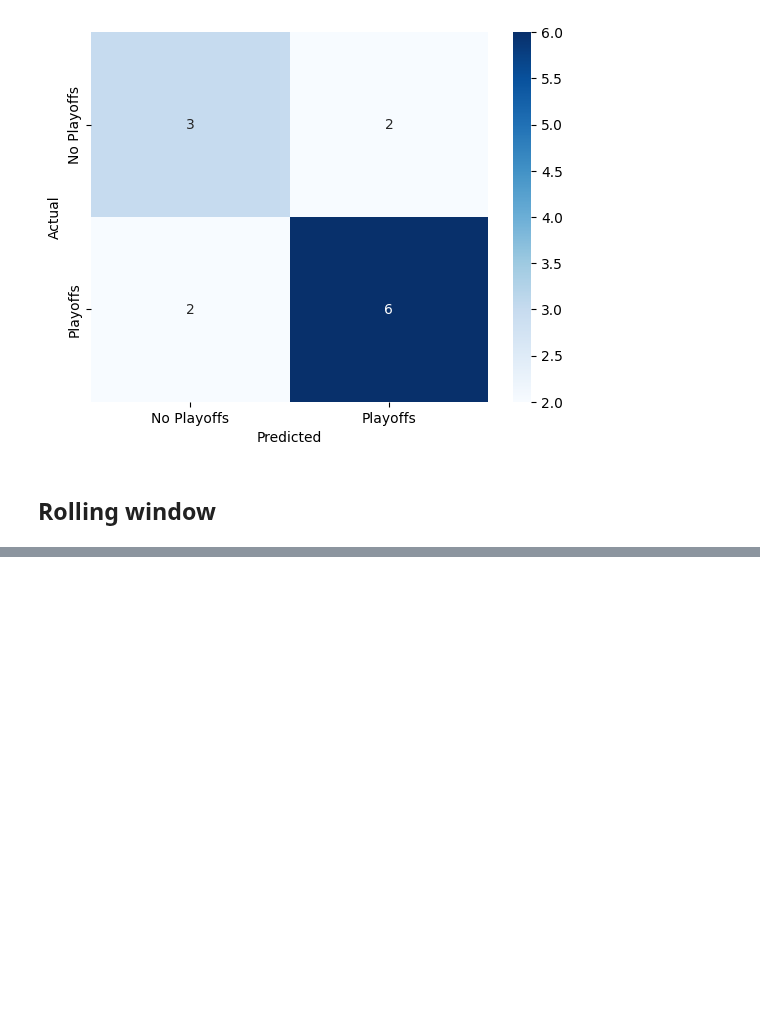
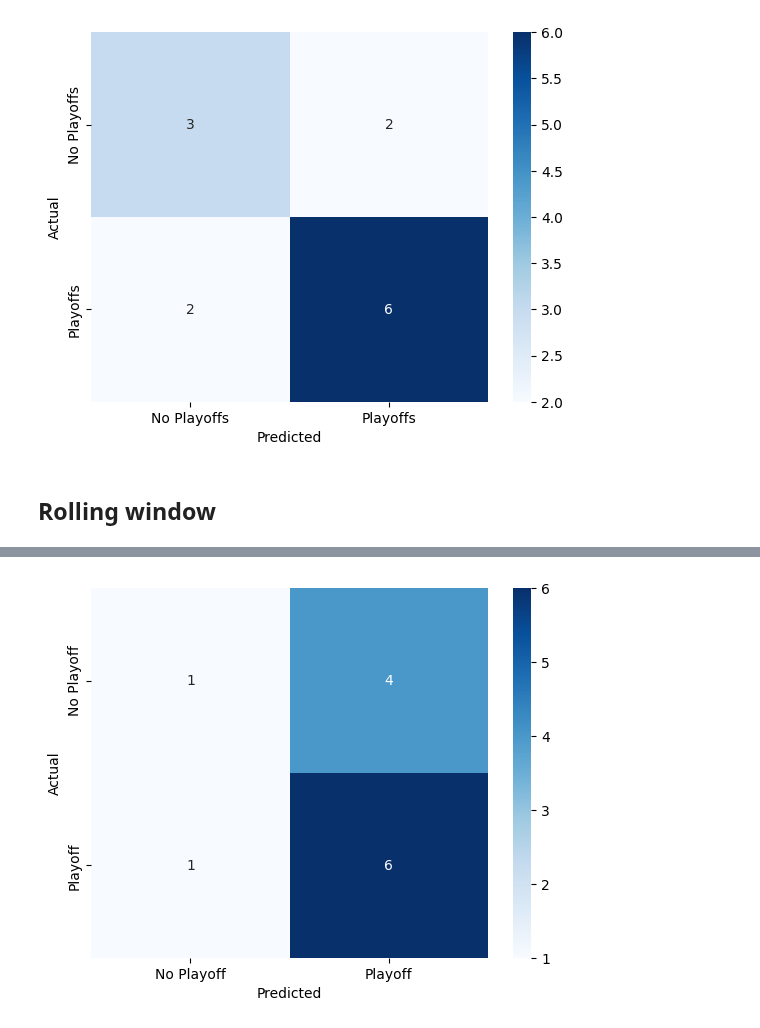
Before and after one commit to jogp10/WnbaPlayoffsPredicting, a Jupyter notebook: notebooks/modelling.ipynb, the cells around one changed output, grey strips where cells are left out. Drawn from its saved outputs; the diff is of its cells as text; code cells hidden in the pictures; blank space fills up the shorter version.

Commit message:
Add rolling window for predictions

```diff
--- a/notebooks/modelling.ipynb
+++ b/notebooks/modelling.ipynb
@@ -47,6 +47,13 @@ coaches_df
 4     1  4  3  NYL
 # %% [markdown]
 # MODELING
+# %%
+def print_confusion_matrix(cm, target_names):
+    df_cm = pd.DataFrame(cm, index=target_names, columns=target_names)
+    sns.heatmap(df_cm, annot=True, cmap='Blues', fmt='g')
+    plt.xlabel('Predicted')
+    plt.ylabel('Actual')
+    plt.show()
 # %% [markdown]
 ## Decision Tree
 # %% [markdown]
@@ -225,0 +156,76 @@ Name: playoff, dtype: int64
+# %%
+# Split the data into features and target label
+target_names = ['No Playoff', 'Playoff']
+
+# Create the rolling window datasets
+rolling_window_historic = create_rolling_window_dataset(historical_data_df,  ROLLING_WIN_SIZE)
+
+# Define weights (you can adjust these weights as needed)
+weights = [0.2, 0.3, 0.5]  # Assign higher weight to the last year
+
+#Columns to apply the weighted moving average to
+weighted_features = ['o_fta', 'o_3pm', 'o_oreb', 'o_asts', 'o_stl', 'o_to', 'o_blk', 'd_3pa', 'd_oreb', 'd_dreb', 'd_asts', 'd_stl', 'd_to', 'd_blk', 'attend']
+
+# Create a new dataframe to store the rolling window data
+rolling_data = pd.DataFrame(columns=teams_df.columns)
+
+for window in rolling_window_historic:
+    #For each window, we will add a line to the rolling_data dataframe, as follows:
+    #1. Create a new empty line for the rolling_data dataframe
+    rolling_data_line = pd.DataFrame(columns=teams_df.columns)
+
+    #2. Get the weighted average of the weighted features
+    #Note: The weighted average is calculated as follows:
+    #weighted average = sum of (weight * feature value) / sum of weights
+    #For example, if the weights are [0.2, 0.3, 0.5] and the feature values are [10, 20, 30], then the weighted average is:
+    #weighted average = (0.2 * 10 + 0.3 * 20 + 0.5 * 30) / (0.2 + 0.3 + 0.5) = 24
+    for feature in weighted_features:
+        weighted_average = np.average(window[feature].values, weights=weights)
+        rolling_data_line[feature] = [weighted_average]
+
+    #3. Join that data with the data from the following year (the year we want to predict)
+    #Note: The data from the following year will be used as the target label, get next year from the teams_df dataframe
+    next_year = window['year'].max() + 1
+    next_year_data = teams_df[(teams_df['tmID'] == window['tmID'].values[0]) & (teams_df['year'] == next_year)]
+
+    #Add year, confID, tmID, and playoff columns
+    try:
+        rolling_data_line['year'] = next_year
+        rolling_data_line['tmID'] = window['tmID'].values[0]
+        rolling_data_line['confID'] = next_year_data['confID'].values[0]
+        rolling_data_line['playoff'] = next_year_data['playoff'].values[0]
+    except:
+        #If there is no data for the next year, skip this line
+        #print('No data for next year')
+        continue
+
+    #4. Concat the data to the rolling_data dataframe
+    rolling_data = pd.concat([rolling_data, rolling_data_line])
+
+rolling_data = rolling_data.reset_index(drop=True)
+
+# Split the data into features and target label
+# Test data will be the 10th year
+target_names = ['No Playoff', 'Playoff']
+
+y_train = rolling_data[rolling_data['year'] < 10]['playoff'].astype(int)
+y_test = rolling_data[rolling_data['year'] == 10]['playoff'].astype(int)
+X_train = rolling_data[rolling_data['year'] < 10].drop(['playoff', 'year', 'tmID', 'firstRound', 'semis', 'finals'], axis=1)
+X_test = rolling_data[rolling_data['year'] == 10].drop(['playoff', 'year', 'tmID', 'firstRound', 'semis', 'finals'], axis=1)
+
+clf = DecisionTreeClassifier()
+
+# Fit the classifier on the training data
+clf.fit(X_train, y_train)
+
+# Make predictions on the test data
+y_pred = clf.predict(X_test)
+
+# Calculate the accuracy of the classifier
+accuracy = accuracy_score(y_test, y_pred)
+print("Accuracy:", accuracy)
+
+# Create a confusion matrix to evaluate the model and print with labels
+cm = confusion_matrix(y_test, y_pred)
+print_confusion_matrix(cm, target_names)
+# %% [output]
@@ -225,0 +233 @@ Name: playoff, dtype: int64
+[figure, added]
```
Also changed, not shown: parts of 7 cells of this notebook.
